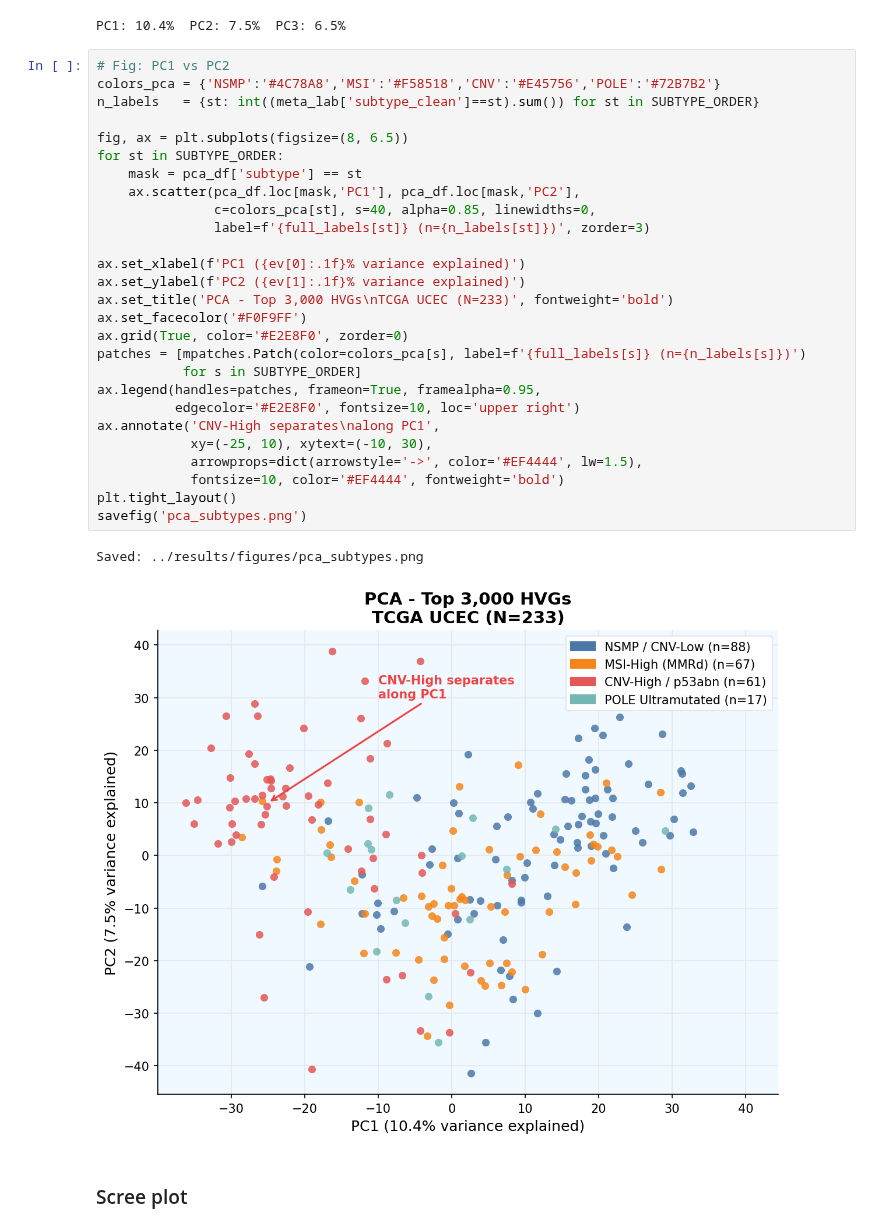
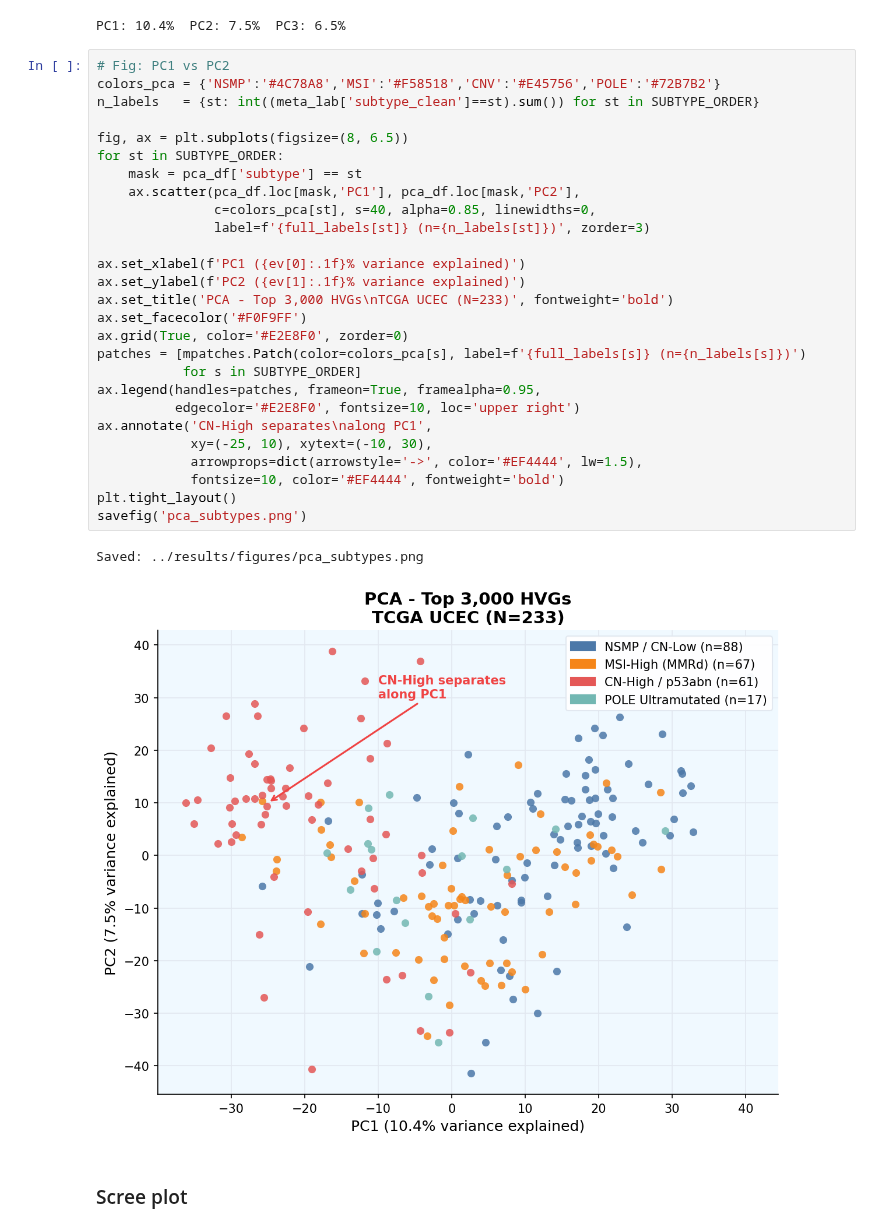
Before and after one commit to Pranavasri-RM/tcga-ucec-subtype-classification, a Jupyter notebook: notebooks/main_analysis.ipynb, the cells around one changed output. Drawn from its saved outputs; the diff is of its cells as text.

Commit message:
Fix subtype naming (CN-High), fix gseapy name clash, add results to README

```diff
--- a/notebooks/main_analysis.ipynb
+++ b/notebooks/main_analysis.ipynb
@@ -486,33 +486,33 @@ PC1: 10.4%  PC2: 7.5%  PC3: 6.5%
 # %%
 # Fig: PC1 vs PC2
 colors_pca = {'NSMP':'#4C78A8','MSI':'#F58518','CNV':'#E45756','POLE':'#72B7B2'}
 n_labels   = {st: int((meta_lab['subtype_clean']==st).sum()) for st in SUBTYPE_ORDER}
 
 fig, ax = plt.subplots(figsize=(8, 6.5))
 for st in SUBTYPE_ORDER:
     mask = pca_df['subtype'] == st
     ax.scatter(pca_df.loc[mask,'PC1'], pca_df.loc[mask,'PC2'],
                c=colors_pca[st], s=40, alpha=0.85, linewidths=0,
                label=f'{full_labels[st]} (n={n_labels[st]})', zorder=3)
 
 ax.set_xlabel(f'PC1 ({ev[0]:.1f}% variance explained)')
 ax.set_ylabel(f'PC2 ({ev[1]:.1f}% variance explained)')
 ax.set_title('PCA - Top 3,000 HVGs\nTCGA UCEC (N=233)', fontweight='bold')
 ax.set_facecolor('#F0F9FF')
 ax.grid(True, color='#E2E8F0', zorder=0)
 patches = [mpatches.Patch(color=colors_pca[s], label=f'{full_labels[s]} (n={n_labels[s]})')
            for s in SUBTYPE_ORDER]
 ax.legend(handles=patches, frameon=True, framealpha=0.95,
           edgecolor='#E2E8F0', fontsize=10, loc='upper right')
-ax.annotate('CNV-High separates\nalong PC1',
+ax.annotate('CN-High separates\nalong PC1',
             xy=(-25, 10), xytext=(-10, 30),
             arrowprops=dict(arrowstyle='->', color='#EF4444', lw=1.5),
             fontsize=10, color='#EF4444', fontweight='bold')
 plt.tight_layout()
 savefig('pca_subtypes.png')
 # %% [output]
 Saved: ../results/figures/pca_subtypes.png
-[figure, old version]
+[figure, new version]
 # %% [markdown]
 ### Scree plot
 # %%
```
Also changed, not shown: parts of 9 cells of this notebook, 7 other files.
